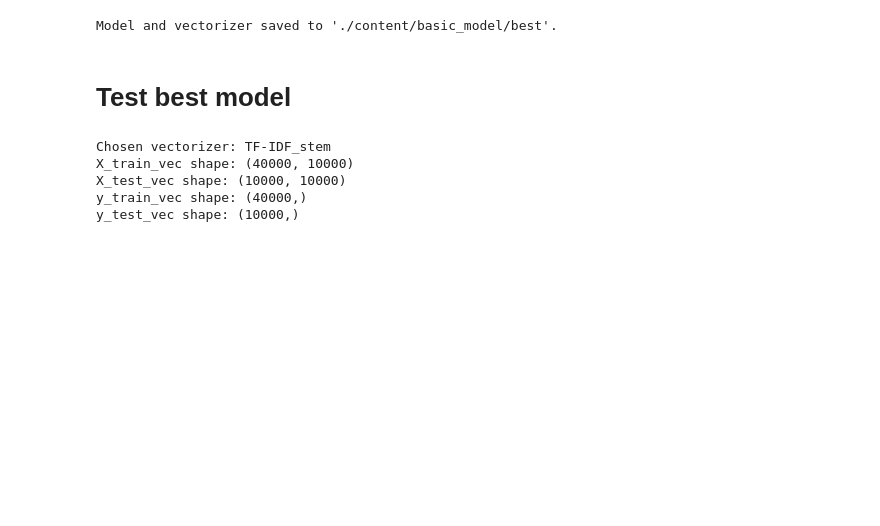
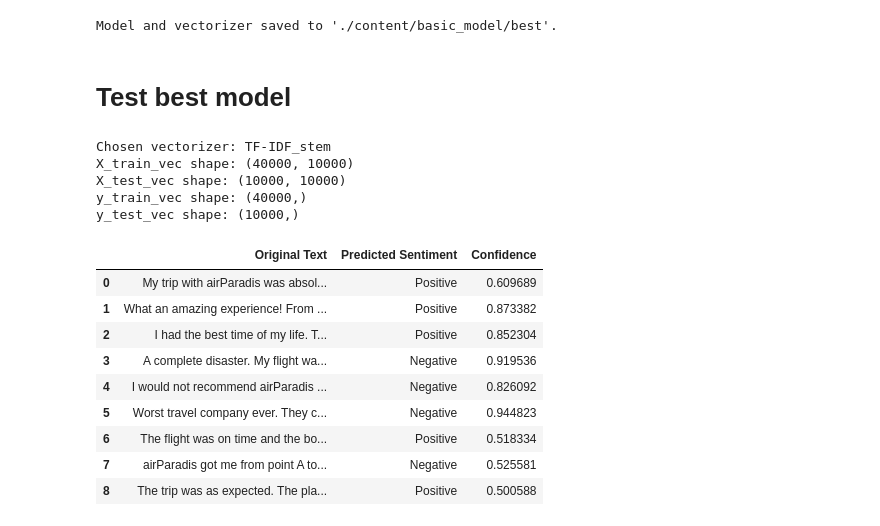
Before and after one commit to Laeti-dev/P7-Sentiments_analysis, a Jupyter notebook: notebooks/P7_basic_ML_models.ipynb, the cells around one changed output. Saved outputs shown, nothing was run; the diff lists cells and outputs as text; code cells hidden in the pictures; blank space fills up the shorter version.

Commit message:
Test model with mock reviews

```diff
--- a/notebooks/P7_basic_ML_models.ipynb
+++ b/notebooks/P7_basic_ML_models.ipynb
@@ -1056,0 +1102,35 @@ y_test_vec shape: (10000,)
+# %%
+# Create a list of customer reviews for a fictional travel company "airParadis"
+customer_reviews = [
+    # Positive reviews
+    "My trip with airParadis was absolutely fantastic! The service was impeccable and the destination was a dream. Highly recommend!",
+    "What an amazing experience! From booking to landing, everything was smooth and professional. airParadis made our vacation unforgettable.",
+    "I had the best time of my life. The crew was so friendly and helpful. Can't wait to book my next trip with airParadis!",
+    # Negative reviews
+    "A complete disaster. My flight was delayed by hours with no explanation. I missed my connecting flight and the customer service was useless.",
+    "I would not recommend airParadis to anyone. The plane was dirty, the staff was rude, and my luggage was lost. A terrible experience from start to finish.",
+    "Worst travel company ever. They cancelled my flight last minute and offered no compensation. I had to scramble to find another flight and it ruined my vacation.",
+    # Neutral reviews
+    "The flight was on time and the booking process was straightforward. It was an average experience, nothing special to report.",
+    "airParadis got me from point A to point B. The flight was okay, but the food options were limited.",
+    "The trip was as expected. The plane departed and arrived on schedule. The service was standard."
+]
+# %%
+reviews_predictions = []
+for review in customer_reviews:
+    prediction = predict_sentiment(review)
+    reviews_predictions.append(prediction)
+
+reviews_df = pd.concat([pd.DataFrame(pred) for pred in reviews_predictions], ignore_index=True)
+display(reviews_df)
+# %% [output]
+|  | Original Text | Predicted Sentiment | Confidence |
+| 0 | My trip with airParadis was absol... | Positive | 0.609689 |
+| 1 | What an amazing experience! From ... | Positive | 0.873382 |
+| 2 | I had the best time of my life. T... | Positive | 0.852304 |
+| 3 | A complete disaster. My flight wa... | Negative | 0.919536 |
+| 4 | I would not recommend airParadis ... | Negative | 0.826092 |
+| 5 | Worst travel company ever. They c... | Negative | 0.944823 |
+| 6 | The flight was on time and the bo... | Positive | 0.518334 |
+| 7 | airParadis got me from point A to... | Negative | 0.525581 |
+| 8 | The trip was as expected. The pla... | Positive | 0.500588 |
```
Also changed, not shown: parts of 1 cell of this notebook.
